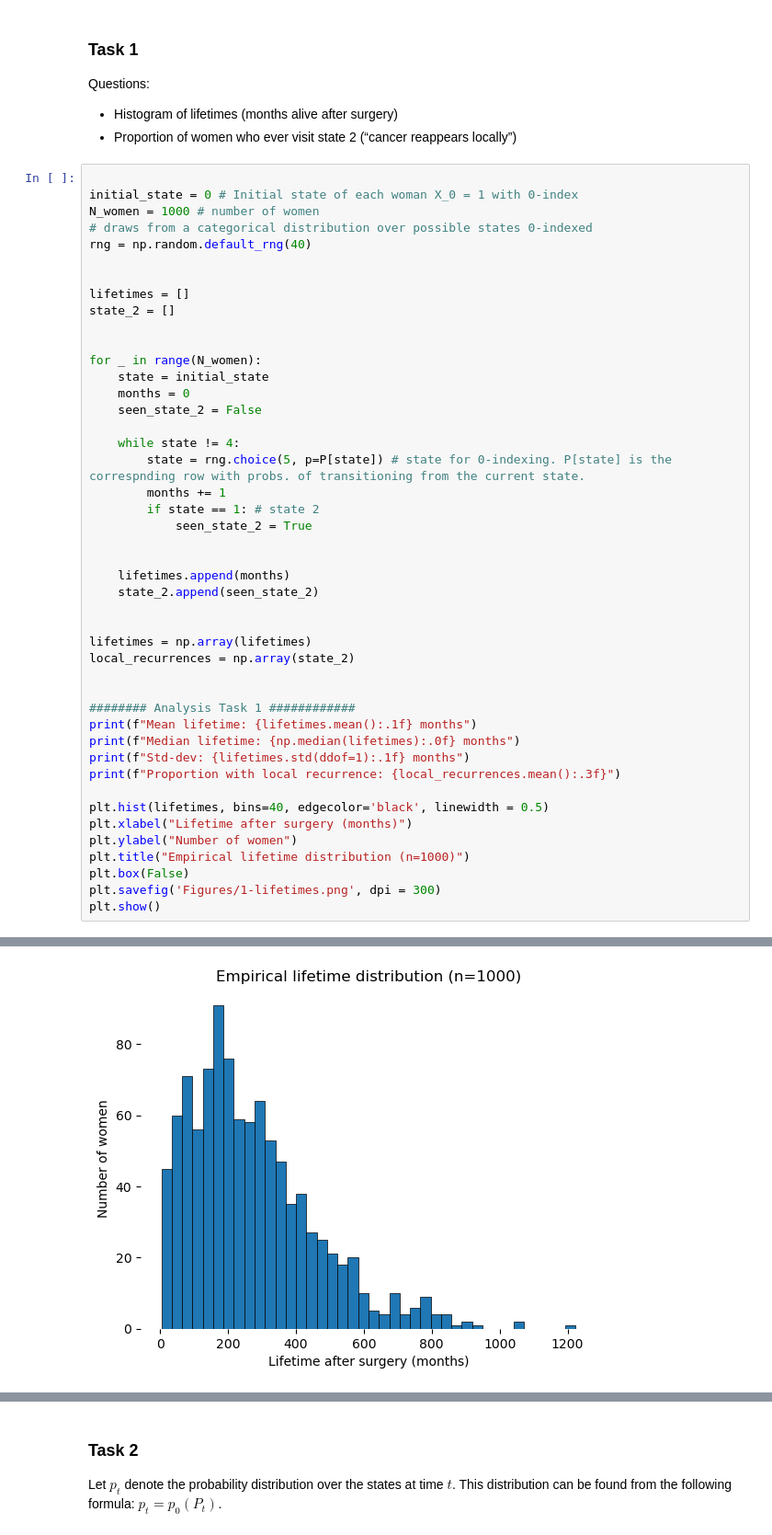
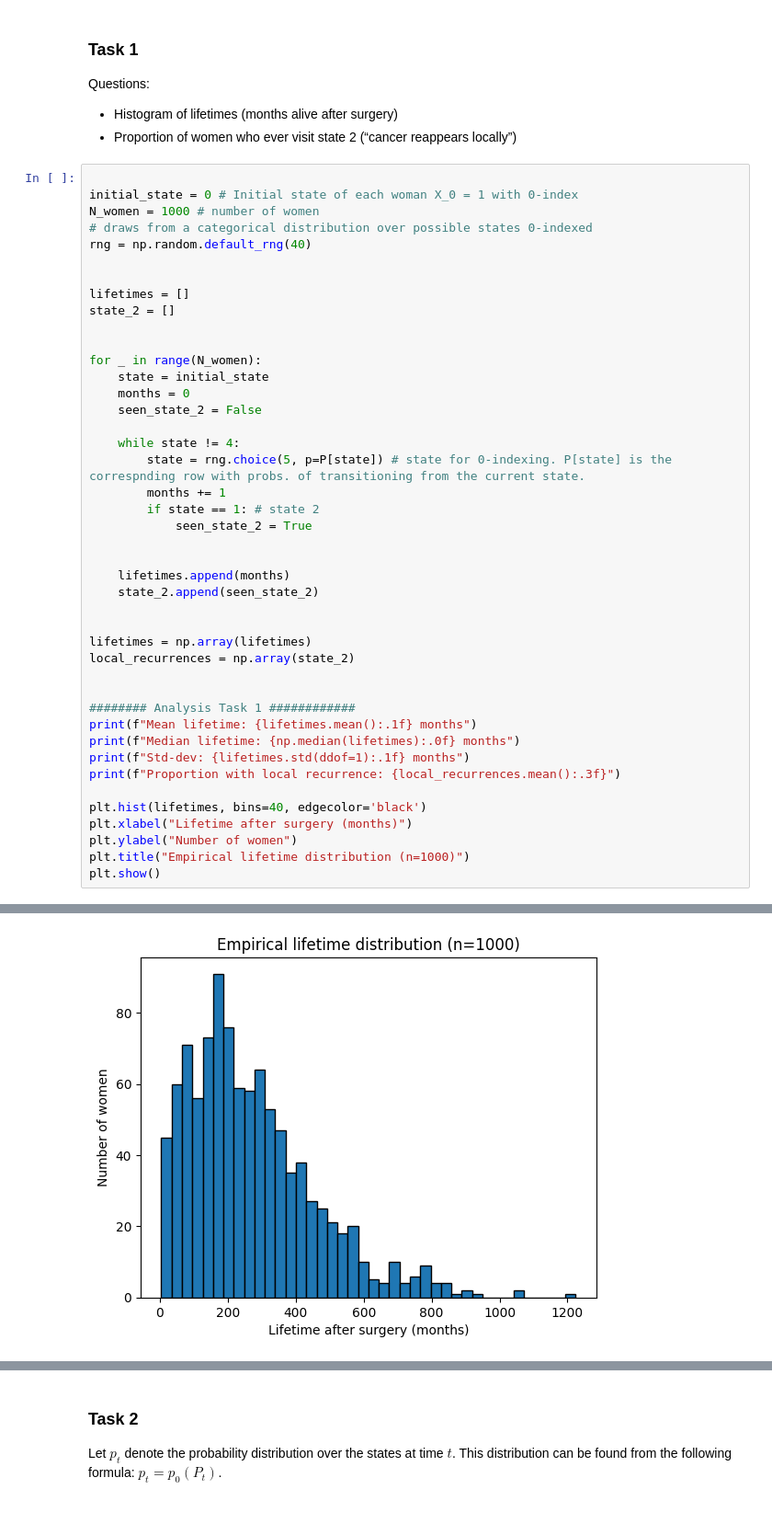
Before and after one commit to bjarturingvason/Stochastic, a Jupyter notebook: Project 1/project1_part1.ipynb, the cells around one changed output, grey strips where cells are left out. Shown at 92% size. Cells and saved outputs as stored; diff of their text form.

```diff
--- a/Project 1/project1_part1.ipynb
+++ b/Project 1/project1_part1.ipynb
@@ -54,34 +54,32 @@ for _ in range(N_women):
     while state != 4:
         state = rng.choice(5, p=P[state]) # state for 0-indexing. P[state] is the correspnding row with probs. of transitioning from the current state.
         months += 1
         if state == 1: # state 2
             seen_state_2 = True
 
 
     lifetimes.append(months)
     state_2.append(seen_state_2)
 
 
 lifetimes = np.array(lifetimes)
 local_recurrences = np.array(state_2)
 
 
 ######## Analysis Task 1 ############
 print(f"Mean lifetime: {lifetimes.mean():.1f} months")
 print(f"Median lifetime: {np.median(lifetimes):.0f} months")
 print(f"Std-dev: {lifetimes.std(ddof=1):.1f} months")
 print(f"Proportion with local recurrence: {local_recurrences.mean():.3f}")
 
-plt.hist(lifetimes, bins=40, edgecolor='black', linewidth = 0.5)
+plt.hist(lifetimes, bins=40, edgecolor='black')
 plt.xlabel("Lifetime after surgery (months)")
 plt.ylabel("Number of women")
 plt.title("Empirical lifetime distribution (n=1000)")
-plt.box(False)
-plt.savefig('Figures/1-lifetimes.png', dpi = 300)
 plt.show()
 # %% [output]
 Mean lifetime: 269.7 months
 Median lifetime: 232 months
 Std-dev: 187.8 months
 Proportion with local recurrence: 0.596
-[figure, old version]
+[figure, new version]
```
Also changed, not shown: parts of 8 cells of this notebook.
